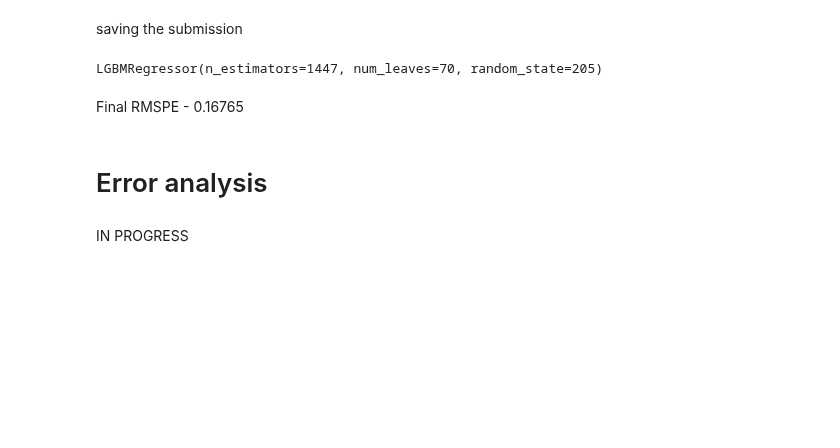
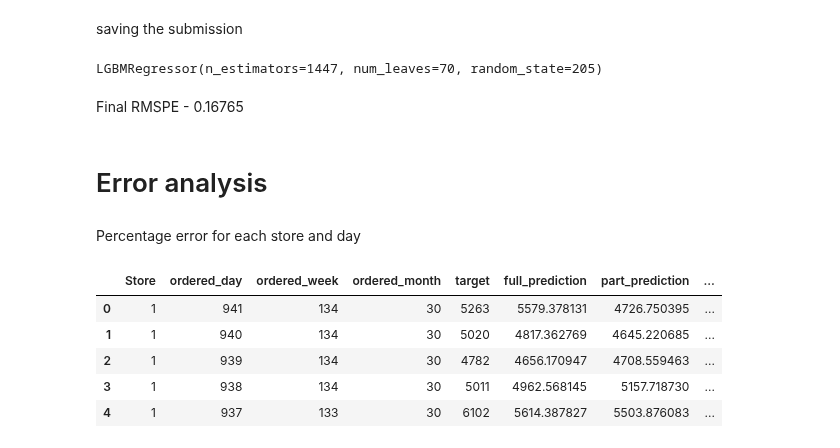
Before and after one commit to vkhmara/EPAM-Internship, a Jupyter notebook: Rossmann Store Sales/Experiments.ipynb, the cells around one changed output. Drawn from its saved outputs; the diff is of its cells as text; code cells hidden in the pictures; blank space fills up the shorter version.

```diff
--- a/Rossmann Store Sales/Experiments.ipynb
+++ b/Rossmann Store Sales/Experiments.ipynb
@@ -495,5 +495,3 @@ test_predict_df[['Store', 'ordered_day', 'ordered_week', 'ordered_month', 'full_
 Final RMSPE - 0.16765
 # %% [markdown]
 # Error analysis
-# %% [markdown]
-IN PROGRESS
@@ -499,0 +506,2 @@ IN PROGRESS
+# %% [markdown]
+Percentage error for each store and day
@@ -499,0 +510,9 @@ IN PROGRESS
+# %%
+val_predict_df.head()
+# %% [output]
+|  | Store | ordered_day | ordered_week | ordered_month | target | full_prediction | part_prediction | ... |
+| 0 | 1 | 941 | 134 | 30 | 5263 | 5579.378131 | 4726.750395 | ... |
+| 1 | 1 | 940 | 134 | 30 | 5020 | 4817.362769 | 4645.220685 | ... |
+| 2 | 1 | 939 | 134 | 30 | 4782 | 4656.170947 | 4708.559463 | ... |
+| 3 | 1 | 938 | 134 | 30 | 5011 | 4962.568145 | 5157.718730 | ... |
+| 4 | 1 | 937 | 133 | 30 | 6102 | 5614.387827 | 5503.876083 | ... |
```
Also changed, not shown: parts of 15 cells of this notebook, 2 other files.
